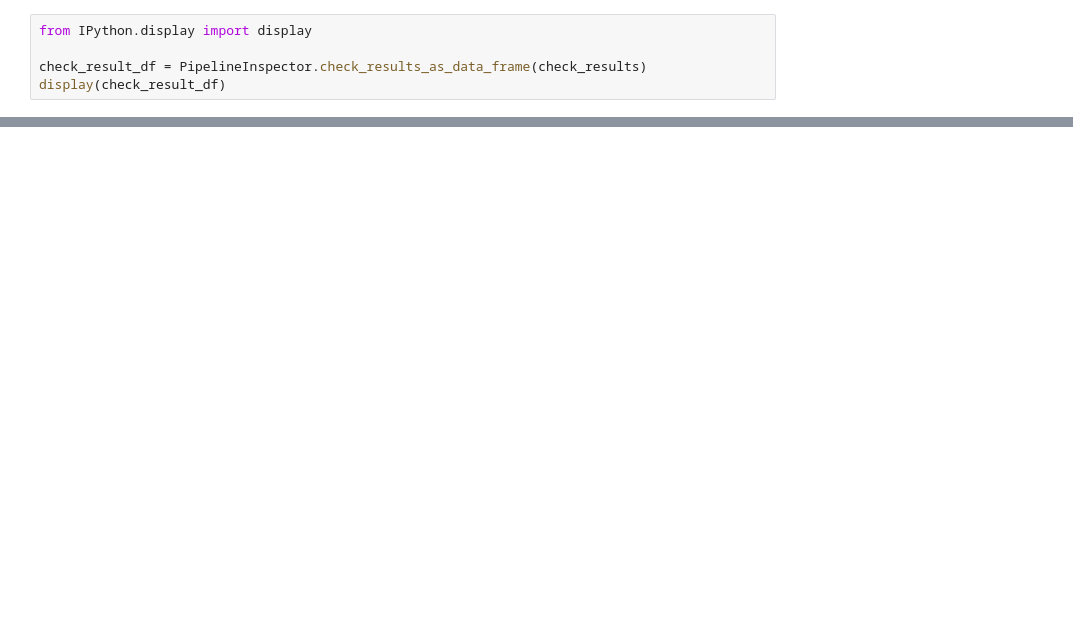
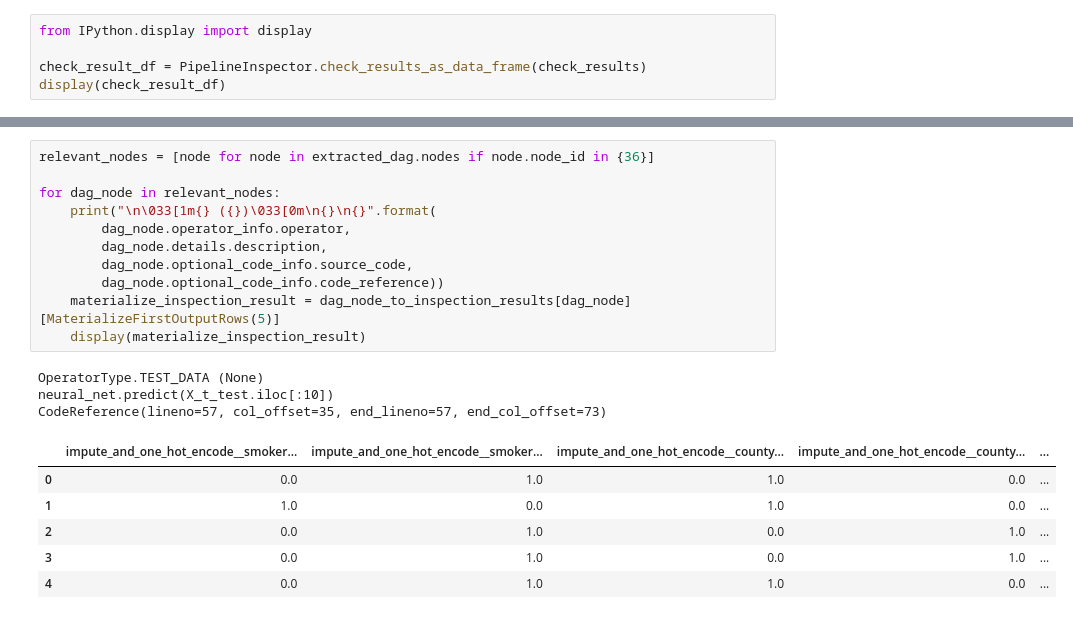
Before and after one commit to PiStefania/mlinspect, a Jupyter notebook: features/explainability/pipeline.ipynb, the cells around one changed output, grey strips where cells are left out. Drawn from its saved outputs; the diff is of its cells as text; blank space fills up the shorter version.

```diff
--- a/features/explainability/pipeline.ipynb
+++ b/features/explainability/pipeline.ipynb
@@ -52,0 +74,21 @@ for dag_node in relevant_nodes:
+# %%
+relevant_nodes = [node for node in extracted_dag.nodes if node.node_id in {36}]
+
+for dag_node in relevant_nodes:
+    print("\n\033[1m{} ({})\033[0m\n{}\n{}".format(
+        dag_node.operator_info.operator,
+        dag_node.details.description,
+        dag_node.optional_code_info.source_code,
+        dag_node.optional_code_info.code_reference))
+    materialize_inspection_result = dag_node_to_inspection_results[dag_node][MaterializeFirstOutputRows(5)]
+    display(materialize_inspection_result)
+# %% [output]
+OperatorType.TEST_DATA (None)
+neural_net.predict(X_t_test.iloc[:10])
+CodeReference(lineno=57, col_offset=35, end_lineno=57, end_col_offset=73)
+|  | impute_and_one_hot_encode__smoker... | impute_and_one_hot_encode__smoker... | impute_and_one_hot_encode__county... | impute_and_one_hot_encode__county... | ... |
+| 0 | 0.0 | 1.0 | 1.0 | 0.0 | ... |
+| 1 | 1.0 | 0.0 | 1.0 | 0.0 | ... |
+| 2 | 0.0 | 1.0 | 0.0 | 1.0 | ... |
+| 3 | 0.0 | 1.0 | 0.0 | 1.0 | ... |
+| 4 | 0.0 | 1.0 | 1.0 | 0.0 | ... |
```
Also changed, not shown: parts of 3 cells of this notebook, 3 other files.
